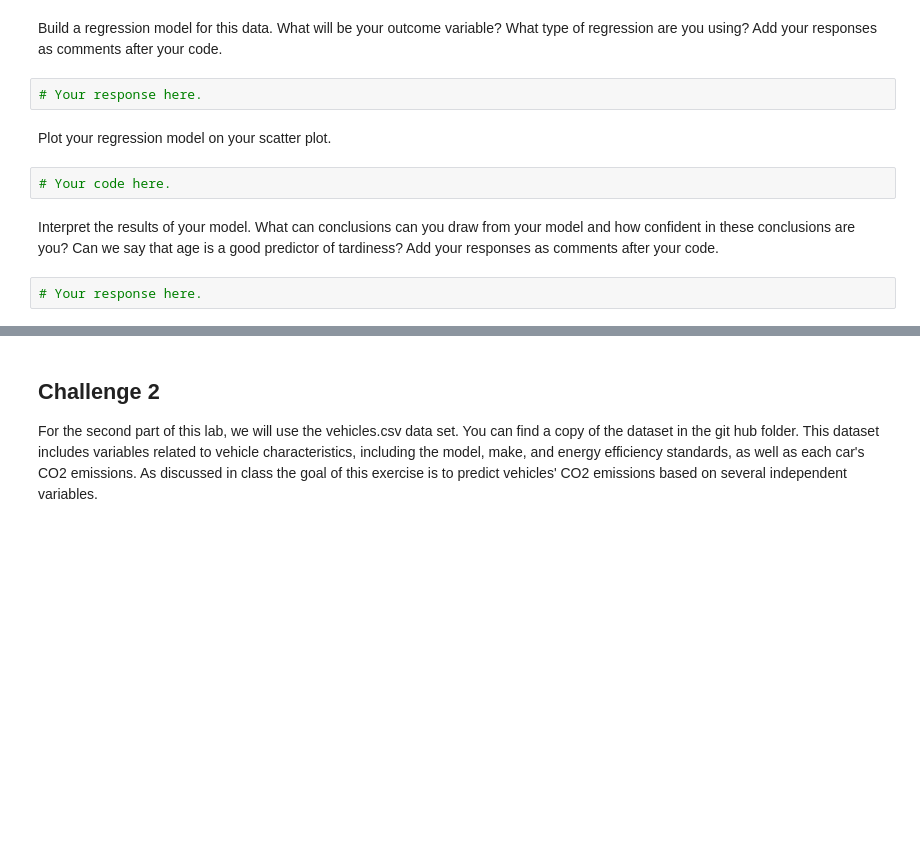
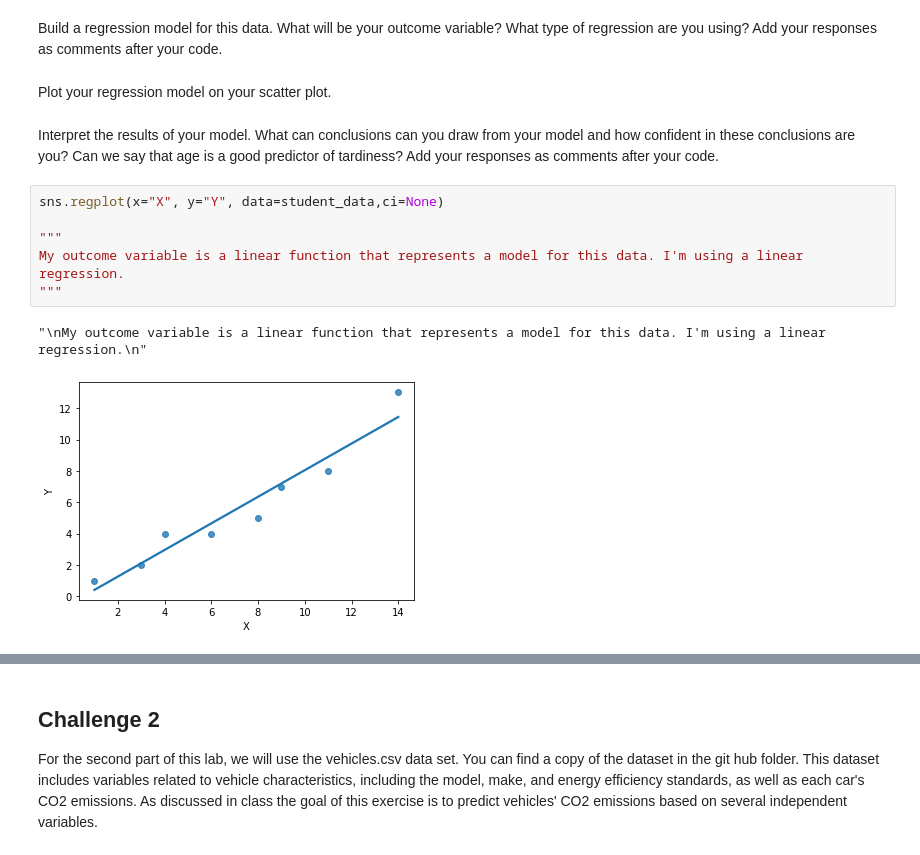
Before and after one commit to ta-data-lis/lab-regression-analysis, a Jupyter notebook: your-code/challenge1.ipynb, the cells around one changed output, grey strips where cells are left out. Cells and saved outputs as stored; diff of their text form; blank space fills up the shorter version.

```diff
--- a/your-code/challenge1.ipynb
+++ b/your-code/challenge1.ipynb
@@ -49,12 +119,15 @@ Calculate the covariance and correlation of the variables in your plot. What is
 # %% [markdown]
 Build a regression model for this data. What will be your outcome variable? What type of regression are you using? Add your responses as comments after your code.
-# %%
-# Your response here.
 # %% [markdown]
 Plot your regression model on your scatter plot.
-# %%
-# Your code here.
 # %% [markdown]
 Interpret the results of your model. What can conclusions can you draw from your model and how confident in these conclusions are you? Can we say that age is a good predictor of tardiness? Add your responses as comments after your code.
-# %%
-# Your response here.
+# %%
+sns.regplot(x="X", y="Y", data=student_data,ci=None)
+
+"""
+My outcome variable is a linear function that represents a model for this data. I'm using a linear regression.
+"""
+# %% [output]
+"\nMy outcome variable is a linear function that represents a model for this data. I'm using a linear regression.\n"
+[figure, added]
```
Also changed, not shown: parts of 28 cells of this notebook.
